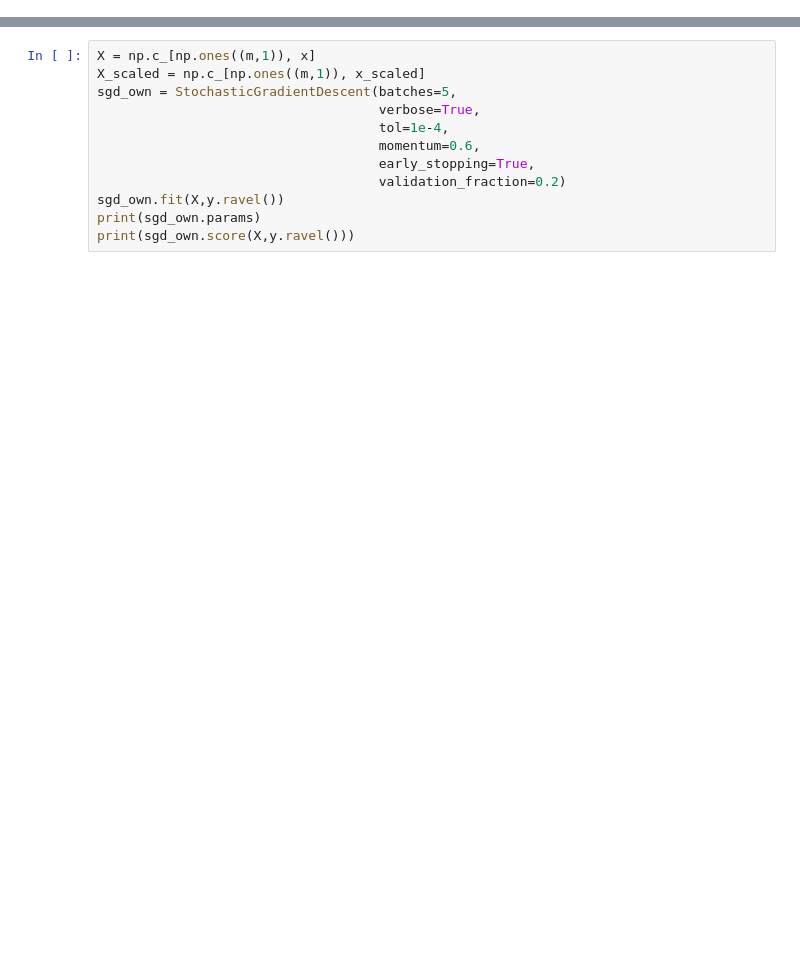
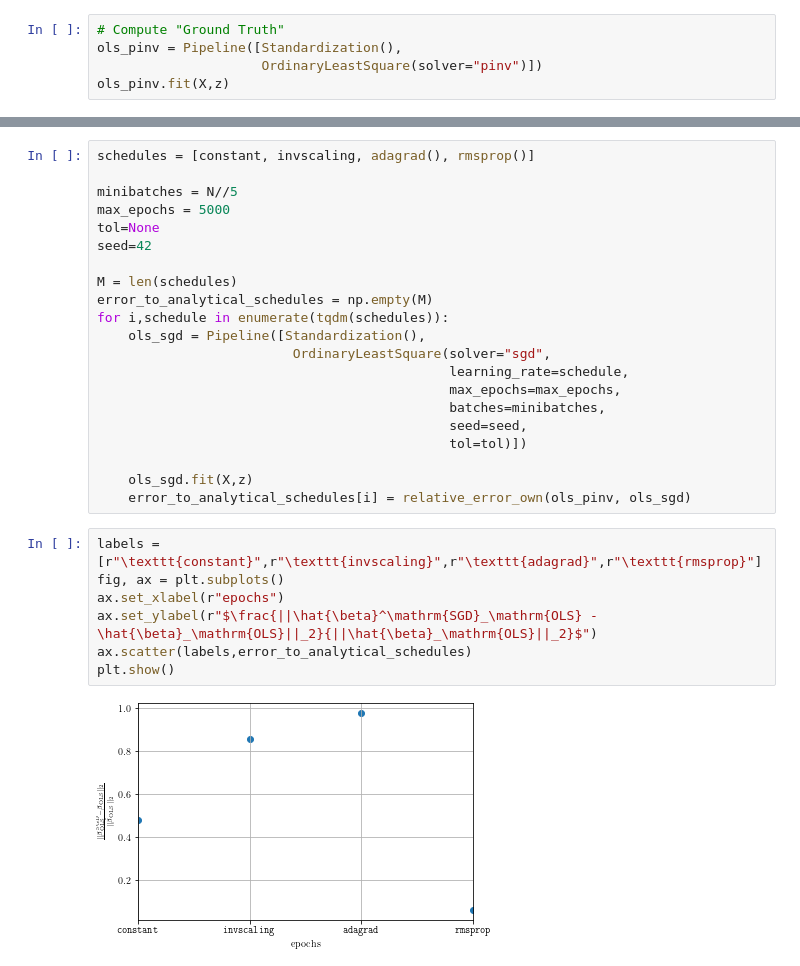
Before and after one commit to timzimm/CompSci, a Jupyter notebook: 01_regression_resampling/src/05_stochastic_gradient_descent.ipynb, the cells around one changed output, grey strips where cells are left out. Saved outputs shown, nothing was run; the diff lists cells and outputs as text; blank space fills up the shorter version.

```diff
--- a/01_regression_resampling/src/05_stochastic_gradient_descent.ipynb
+++ b/01_regression_resampling/src/05_stochastic_gradient_descent.ipynb
@@ -0,0 +53,5 @@
+# %%
+# Compute "Ground Truth"
+ols_pinv = Pipeline([Standardization(),
+                     OrdinaryLeastSquare(solver="pinv")])
+ols_pinv.fit(X,z)
@@ -51,12 +274,30 @@ def adam():
-# %%
-X = np.c_[np.ones((m,1)), x]
-X_scaled = np.c_[np.ones((m,1)), x_scaled]
-sgd_own = StochasticGradientDescent(batches=5,
-                                    verbose=True,
-                                    tol=1e-4,
-                                    momentum=0.6,
-                                    early_stopping=True,
-                                    validation_fraction=0.2)
-sgd_own.fit(X,y.ravel())
-print(sgd_own.params)
-print(sgd_own.score(X,y.ravel()))
+# %%
+schedules = [constant, invscaling, adagrad(), rmsprop()]
+
+minibatches = N//5
+max_epochs = 5000
+tol=None
+seed=42
+
+M = len(schedules)
+error_to_analytical_schedules = np.empty(M)
+for i,schedule in enumerate(tqdm(schedules)):
+    ols_sgd = Pipeline([Standardization(),
+                         OrdinaryLeastSquare(solver="sgd",
+                                             learning_rate=schedule,
+                                             max_epochs=max_epochs,
+                                             batches=minibatches,
+                                             seed=seed,
+                                             tol=tol)])
+
+    ols_sgd.fit(X,z)
+    error_to_analytical_schedules[i] = relative_error_own(ols_pinv, ols_sgd)
+# %%
+labels = [r"\texttt{constant}",r"\texttt{invscaling}",r"\texttt{adagrad}",r"\texttt{rmsprop}"]
+fig, ax = plt.subplots()
+ax.set_xlabel(r"epochs")
+ax.set_ylabel(r"$\frac{||\hat{\beta}^\mathrm{SGD}_\mathrm{OLS} - \hat{\beta}_\mathrm{OLS}||_2}{||\hat{\beta}_\mathrm{OLS}||_2}$")
+ax.scatter(labels,error_to_analytical_schedules)
+plt.show()
+# %% [output]
+[figure, added]
```
Also changed, not shown: parts of 20 cells of this notebook, 3 other files.
